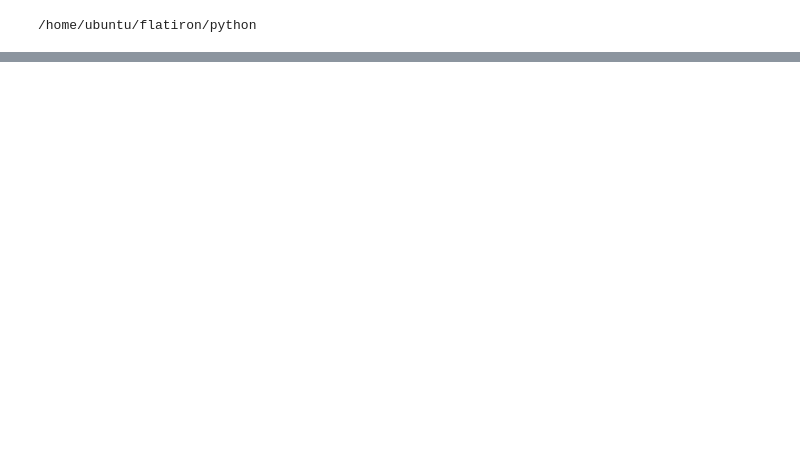
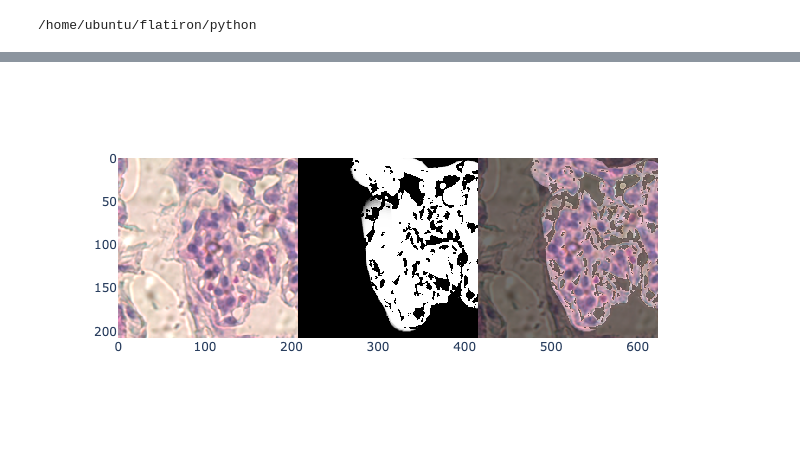
Before and after one commit to theNewFlesh/flatiron, a Jupyter notebook: notebooks/pipeline.ipynb, the cells around one changed output, grey strips where cells are left out. Cells and saved outputs as stored; diff of their text form; code cells hidden in the pictures; blank space fills up the shorter version.

```diff
--- a/notebooks/pipeline.ipynb
+++ b/notebooks/pipeline.ipynb
@@ -94,9 +93,2 @@ WARNING:LogRuntime:XY SPLIT - Runtime: 0:00:00.000043 (0 seconds)
-# %%
-def preprocess(x, axis=-1, index=-1):
-    data = tfk.Sequential([
-        tfl.RandomFlip(seed=42),
-    ])(x)
-    return data
-
-dset = tfd.Dataset.from_tensor_slices([pipe.dataset.data])
-dset.batch(32).map(lambda x: preprocess(x))
+# %%
+pipe.train_test_split()
@@ -102,0 +129,19 @@ dset.batch(32).map(lambda x: preprocess(x))
+# %%
+for datum in dset:
+    x = datum['x_train']
+    y = datum['y_train']
+    break
+# %%
+i = 0
+# %%
+x0 = x[i]
+y0 = y[i]
+
+y0 = np.concatenate([y0, y0, y0], axis=2)
+a0 = np.concatenate([x0, y0], axis=1)
+a1 = x0 * (y0 * 0.5 + 0.45)
+a2 = np.concatenate([a0, a1], axis=1)
+i += 1
+px.imshow(a2)
+# %% [output]
+[figure, added]
```
Also changed, not shown: parts of 8 cells of this notebook.
